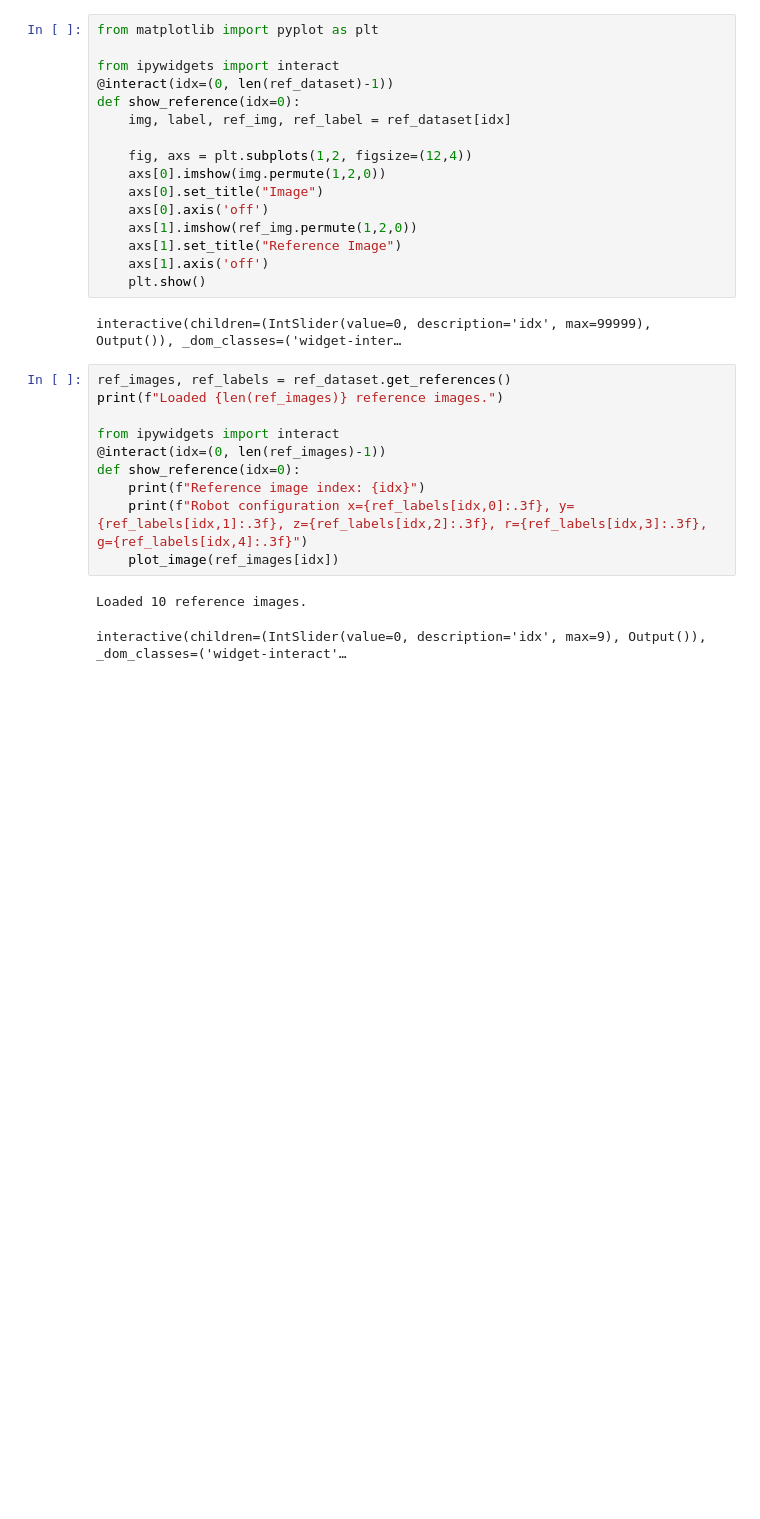
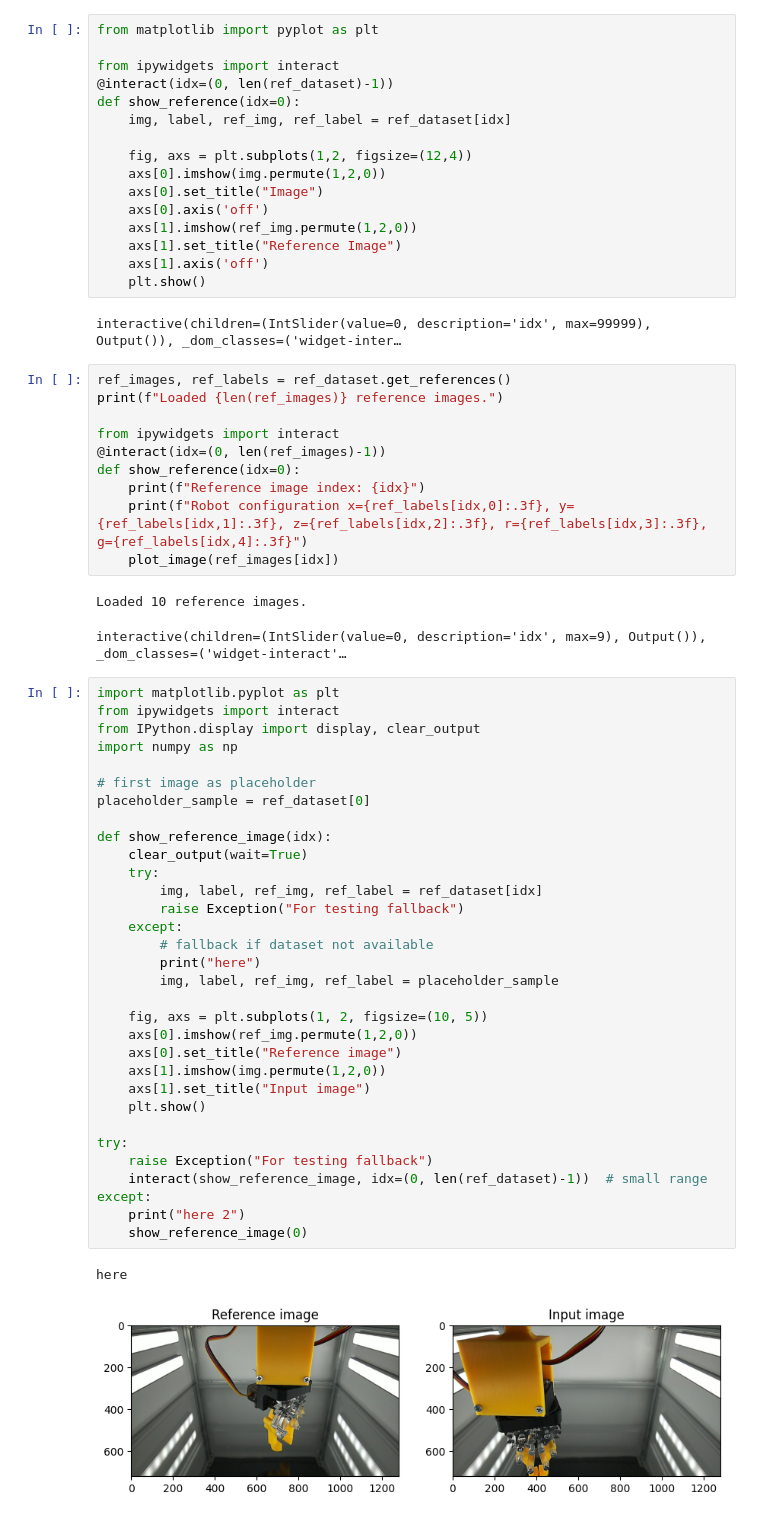
Before and after one commit to GiacomoBillo/cloudgripper-visual-autoencoder, a Jupyter notebook: visual_autoencoder/data.ipynb, the cells around one changed output. Cells and saved outputs as stored; diff of their text form; blank space fills up the shorter version.

```diff
--- a/visual_autoencoder/data.ipynb
+++ b/visual_autoencoder/data.ipynb
@@ -323,3 +323,38 @@ def show_reference(idx=0):
 # %% [output]
 Loaded 10 reference images.
 interactive(children=(IntSlider(value=0, description='idx', max=9), Output()), _dom_classes=('widget-interact'…
+# %%
+import matplotlib.pyplot as plt
+from ipywidgets import interact
+from IPython.display import display, clear_output
+import numpy as np
+
+# first image as placeholder
+placeholder_sample = ref_dataset[0]
+
+def show_reference_image(idx):
+    clear_output(wait=True)
+    try:
+        img, label, ref_img, ref_label = ref_dataset[idx]
+        raise Exception("For testing fallback")
+    except:
+        # fallback if dataset not available
+        print("here")
+        img, label, ref_img, ref_label = placeholder_sample
+
+    fig, axs = plt.subplots(1, 2, figsize=(10, 5))
+    axs[0].imshow(ref_img.permute(1,2,0))
+    axs[0].set_title("Reference image")
+    axs[1].imshow(img.permute(1,2,0))
+    axs[1].set_title("Input image")
+    plt.show()
+
+try:
+    raise Exception("For testing fallback")
+    interact(show_reference_image, idx=(0, len(ref_dataset)-1))  # small range
+except:
+    print("here 2")
+    show_reference_image(0)
+# %% [output]
+here
+[figure, added]
```
Also changed, not shown: 3 other files.
